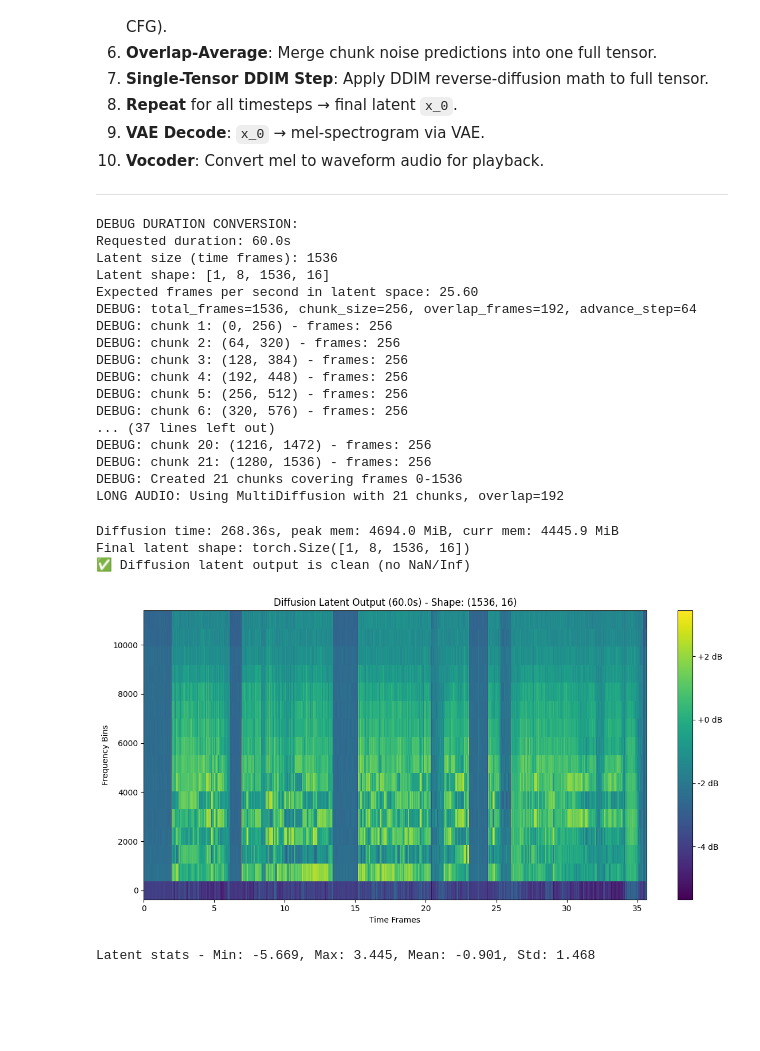
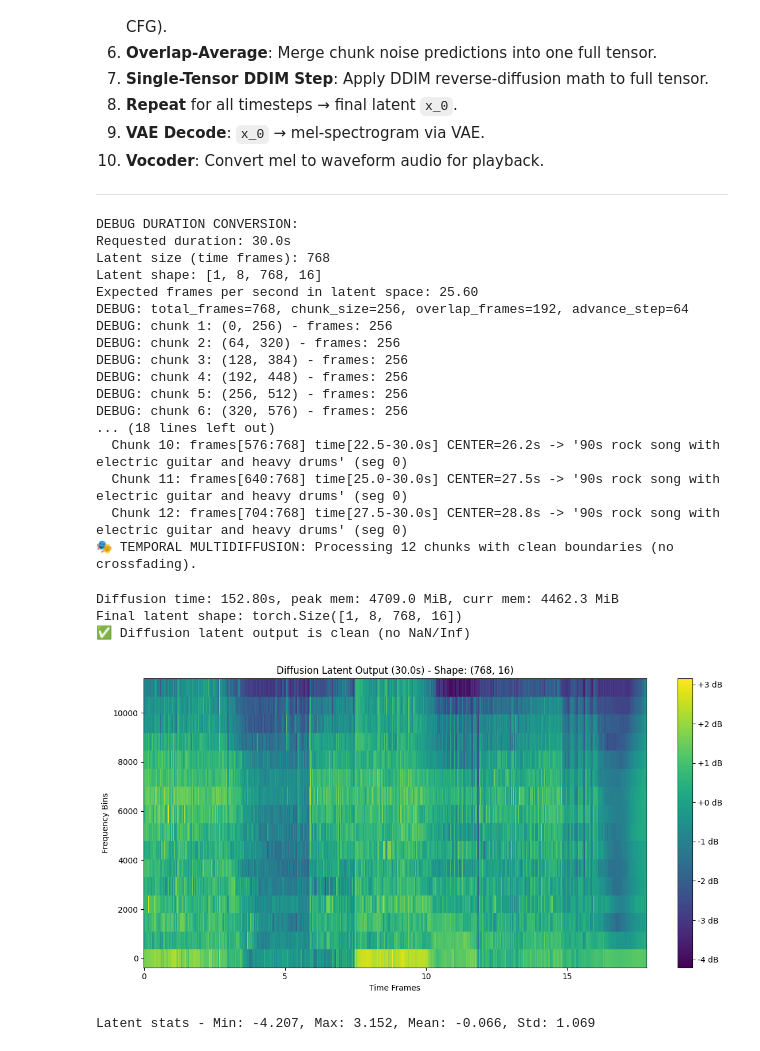
Before and after one commit to AyushBarik/AudioLDM, a Jupyter notebook: Multidiffusion_audioLDM_inference.ipynb, the cells around one changed output. Saved outputs shown, nothing was run; the diff lists cells and outputs as text; code cells hidden in the pictures; blank space fills up the shorter version.

```diff
--- a/Multidiffusion_audioLDM_inference.ipynb
+++ b/Multidiffusion_audioLDM_inference.ipynb
@@ -46,0 +39,28 @@ unconditional_embedding = model.get_learned_conditioning(unconditional_text)
+# %%
+model.cond_stage_model.embed_mode = "text"
+
+# 🎵 TEMPORAL PROMPT SEGMENTATION - Simple segments for crossfading
+# TEMPORAL PROMPTS: Simple, separate segments for crossfading
+duration = 30.0  # seconds
+
+# Define time segments with simple, distinct prompts (NO combined concepts!)
+prompt_segments = [
+    (0.0, 30.0, "90s rock song with electric guitar and heavy drums"),
+]
+
+print("🎭 CREATING SIMPLE SEGMENT PROMPT EMBEDDINGS:")
+
+# Create embeddings for ONLY the simple segments (no global/narrative prompt)
+segment_embeddings = []
+for start_time, end_time, segment_prompt in prompt_segments:
+    text_list = [segment_prompt]
+    segment_emb = model.get_learned_conditioning(text_list)
+    segment_embeddings.append(segment_emb)
+    print(f"  {start_time:4.1f}s - {end_time:4.1f}s: '{segment_prompt}'")
+
+# Create unconditional embedding
+unconditional_text = [""]
+unconditional_embedding = model.get_learned_conditioning(unconditional_text)
+
+print(f"✅ Created {len(segment_embeddings)} simple segment embeddings")
+print("🔄 Strategy: Use crossfading between simple prompts (NO combined prompts)")
@@ -62,7 +87,7 @@ This notebook implements a **MultiDiffusion** extension of DDIM to generate long
 
 ---
 # %%
-# Run MultiDiffusion Diffusion Loop
+# Run MultiDiffusion Diffusion Loop with Crossfading
 ## Set parameters
 ddim_steps = 200
 ddim_eta = 0.1
@@ -100,52 +125,61 @@ for idx in range(num_chunks):
     print(f"DEBUG: chunk {idx+1}: ({start}, {end}) - frames: {chunk_size}")
 print(f"DEBUG: Created {num_chunks} chunks covering frames 0-{total_frames}")
 print(f"LONG AUDIO: Using MultiDiffusion with {num_chunks} chunks, overlap={overlap_frames}")
+print(f"🔄 CLEAN BOUNDARIES: No crossfading, using standard overlap averaging")
+
+# Expected chunk distribution analysis
+print(f"\n📊 EXPECTED CHUNK DISTRIBUTION:")
+for i, (seg_start, seg_end, seg_prompt) in enumerate(prompt_segments):
+    expected_chunks = int((seg_end - seg_start) * 25.6 / advance_step)
+    print(f"  Segment {i+1}: {seg_start}s-{seg_end}s '{seg_prompt}' → ~{expected_chunks} chunks expected")
 
 with torch.no_grad():
-    samples = multidiffusion_sample_clean(
+    samples = multidiffusion_sample_temporal(
         sampler=sampler,
         shape=shape,
-        conditioning=text_emb,
+        segment_embeddings=segment_embeddings,
+        prompt_segments=prompt_segments,
         unconditional_conditioning=unconditional_embedding,
         unconditional_guidance_scale=unconditional_guidance_scale,
         eta=ddim_eta,
         x_T=z,
         S=ddim_steps,
         chunk_frames=chunk_frames,
-        overlap_frames=overlap_frames
+        overlap_frames=overlap_frames,
+        duration=duration
     )
 torch.cuda.synchronize()
 
 # Report performance
 diffusion_time = time.time() - start_time
 peak_mem = torch.cuda.max_memory_allocated() / (1024*1024)
 curr_mem = torch.cuda.memory_allocated() / (1024*1024)
 print(f"Diffusion time: {diffusion_time:.2f}s, peak mem: {peak_mem:.1f} MiB, curr mem: {curr_mem:.1f} MiB")
 
 # Display final latent
 print(f"Final latent shape: {samples.shape}")
 check_for_nan_inf(samples, "Diffusion latent output")
 plot_latent_spectrogram(samples, f"Diffusion Latent Output ({duration}s)")
 # %% [output]
 DEBUG DURATION CONVERSION:
-Requested duration: 60.0s
-Latent size (time frames): 1536
-Latent shape: [1, 8, 1536, 16]
+Requested duration: 30.0s
+Latent size (time frames): 768
+Latent shape: [1, 8, 768, 16]
 Expected frames per second in latent space: 25.60
-DEBUG: total_frames=1536, chunk_size=256, overlap_frames=192, advance_step=64
+DEBUG: total_frames=768, chunk_size=256, overlap_frames=192, advance_step=64
 DEBUG: chunk 1: (0, 256) - frames: 256
 DEBUG: chunk 2: (64, 320) - frames: 256
 DEBUG: chunk 3: (128, 384) - frames: 256
 DEBUG: chunk 4: (192, 448) - frames: 256
 DEBUG: chunk 5: (256, 512) - frames: 256
 DEBUG: chunk 6: (320, 576) - frames: 256
-... (37 lines left out)
-DEBUG: chunk 20: (1216, 1472) - frames: 256
-DEBUG: chunk 21: (1280, 1536) - frames: 256
-DEBUG: Created 21 chunks covering frames 0-1536
-LONG AUDIO: Using MultiDiffusion with 21 chunks, overlap=192
+... (18 lines left out)
+  Chunk 10: frames[576:768] time[22.5-30.0s] CENTER=26.2s -> '90s rock song with electric guitar and heavy drums' (seg 0)
+  Chunk 11: frames[640:768] time[25.0-30.0s] CENTER=27.5s -> '90s rock song with electric guitar and heavy drums' (seg 0)
+  Chunk 12: frames[704:768] time[27.5-30.0s] CENTER=28.8s -> '90s rock song with electric guitar and heavy drums' (seg 0)
+🎭 TEMPORAL MULTIDIFFUSION: Processing 12 chunks with clean boundaries (no crossfading).
-Diffusion time: 268.36s, peak mem: 4694.0 MiB, curr mem: 4445.9 MiB
-Final latent shape: torch.Size([1, 8, 1536, 16])
+Diffusion time: 152.80s, peak mem: 4709.0 MiB, curr mem: 4462.3 MiB
+Final latent shape: torch.Size([1, 8, 768, 16])
 ✅ Diffusion latent output is clean (no NaN/Inf)
-[figure, old version]
+[figure, new version]
-Latent stats - Min: -5.669, Max: 3.445, Mean: -0.901, Std: 1.468
+Latent stats - Min: -4.207, Max: 3.152, Mean: -0.066, Std: 1.069
```
Also changed, not shown: parts of 9 cells of this notebook, 4 other files.
